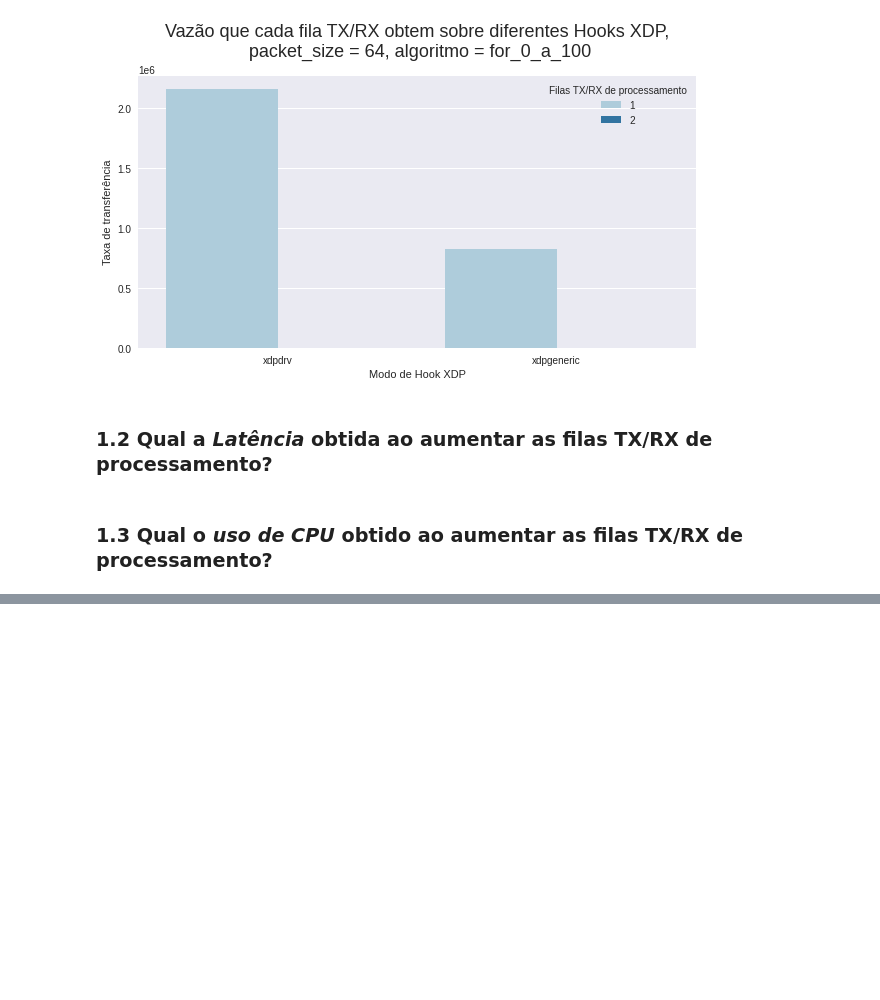
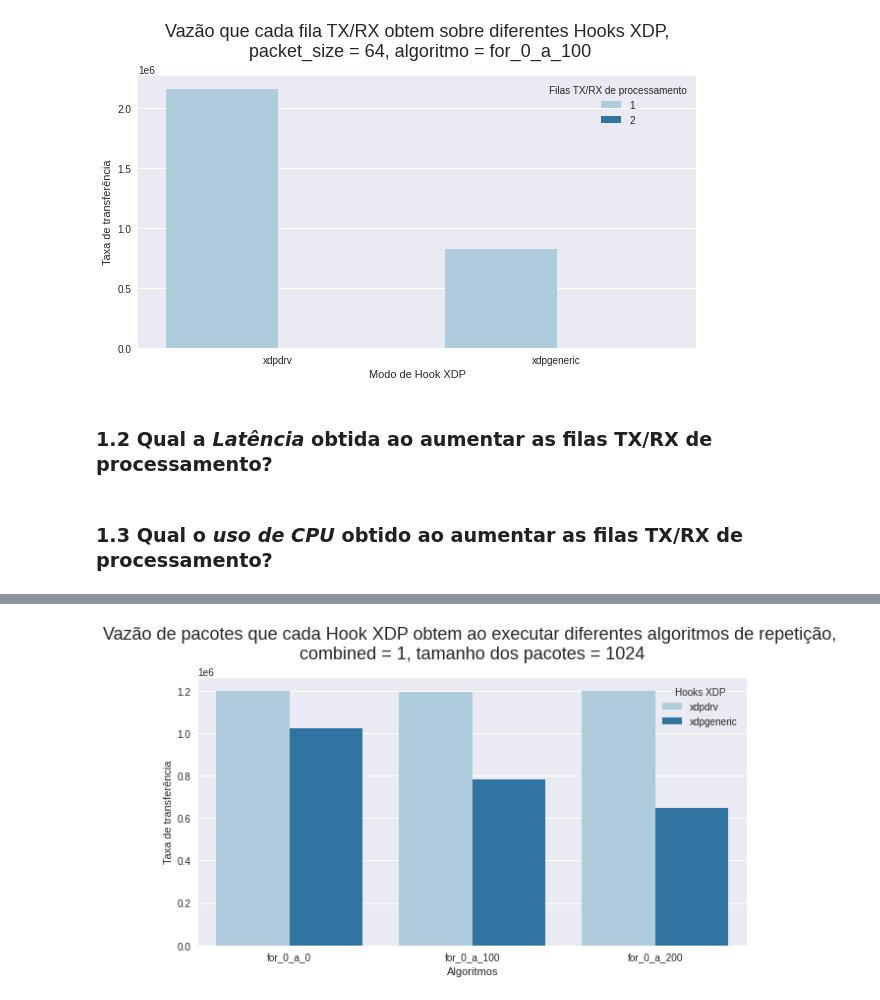
Before and after one commit to igor-capeletti/tcc_eBPF_XDP, a Jupyter notebook: scripts/python/gera_graficos_resultados.ipynb, the cells around one changed output, grey strips where cells are left out. Saved outputs shown, nothing was run; the diff lists cells and outputs as text; code cells hidden in the pictures; blank space fills up the shorter version.

```diff
--- a/scripts/python/gera_graficos_resultados.ipynb
+++ b/scripts/python/gera_graficos_resultados.ipynb
@@ -464,0 +155,23 @@ save_image.savefig(f'{raiz}/linha_dif_{hue}_para_dif_{eixo_x}@combined_{it_combi
+# %%
+combined=1
+packet_size= 1024
+
+eixo_x= 'algoritmo'
+eixo_y= 'rx_packet_rate'
+hue= 'hook_ebpf'
+
+plt.rc('figure', figsize=(10, 5))
+df_pergunta1= df[df.combined == combined]
+df_pergunta1= df_pergunta1[df_pergunta1.packet_size == packet_size]
+df_pergunta1= df_pergunta1.sort_values(by=[hue,eixo_x], ascending=True)
+df_pergunta1= df_pergunta1[[eixo_x, eixo_y, hue]]
+
+ax = sns.barplot(y=eixo_y, x=eixo_x, hue=hue, data=df_pergunta1, palette='Paired');
+ax.set_title(f'Vazão de pacotes que cada Hook XDP obtem ao executar diferentes algoritmos de repetição, \ncombined = {combined}, tamanho dos pacotes = {packet_size}', fontsize=18, pad=20);
+ax.set_ylabel('Taxa de transferência')
+ax.set_xlabel('Algoritmos')
+ax.legend(title = "Hooks XDP")
+save_image= ax.get_figure()
+save_image.savefig(f'{raiz}/barra_dif_{hue}_para_dif_{eixo_x}@combined_{combined}_packet_size_{packet_size}{format_imagens}')
+# %% [output]
+[figure, added]
```
Also changed, not shown: parts of 47 cells of this notebook.
